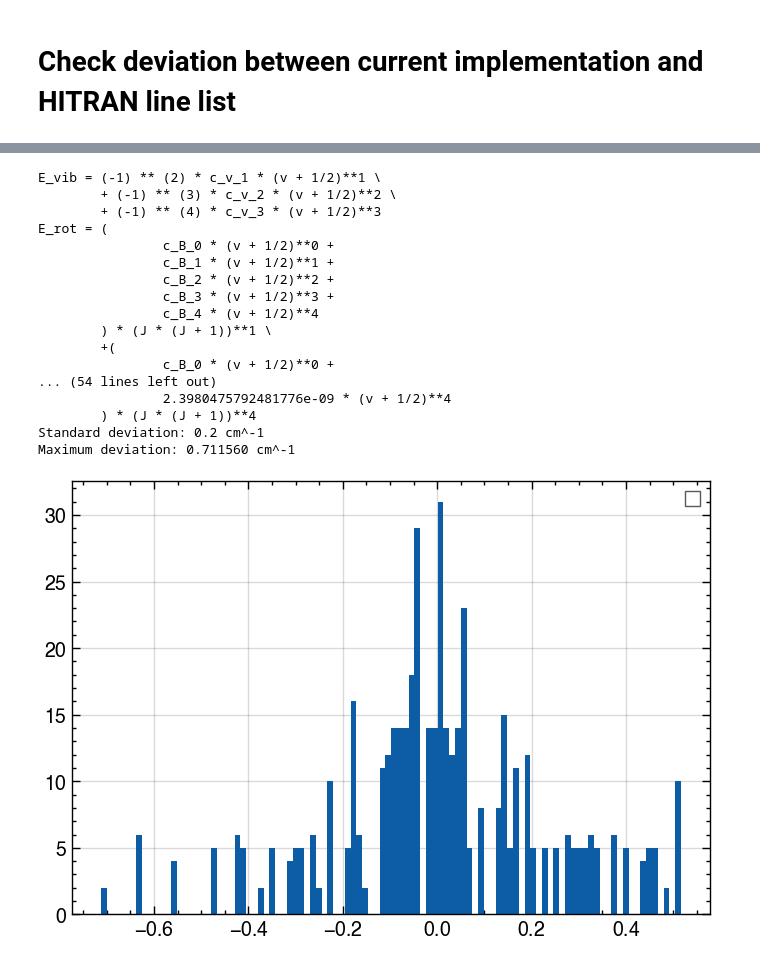
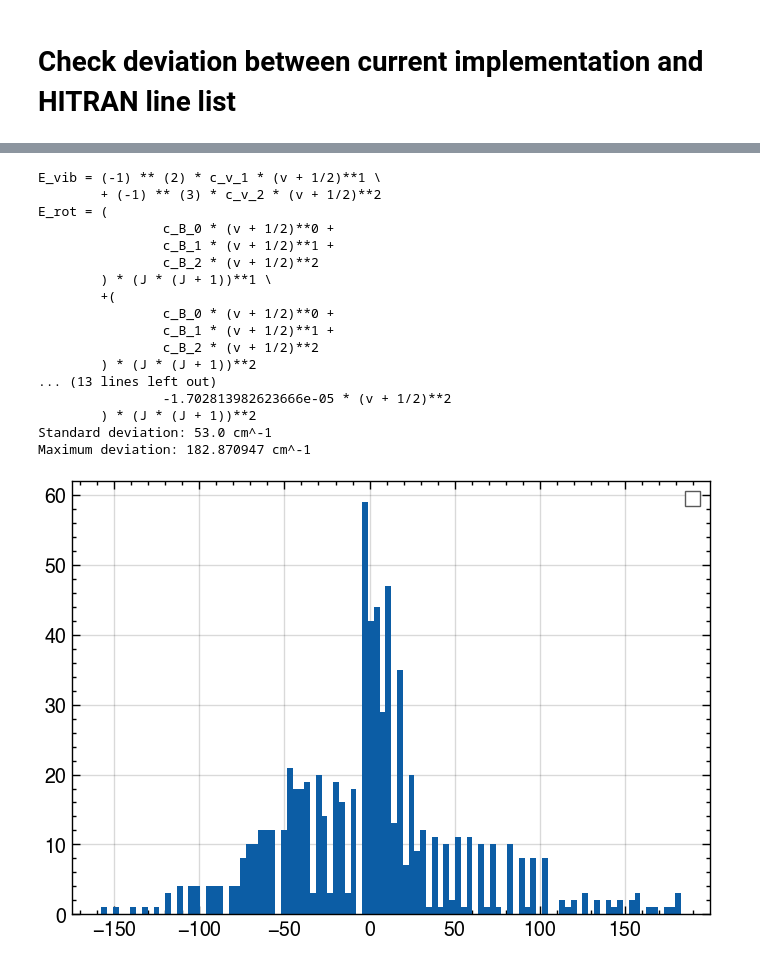
Before and after one commit to Brightsite-Plasmalab/ramlab, a Jupyter notebook: demo/fit_constants_simple.ipynb, the cells around one changed output, grey strips where cells are left out. Saved outputs shown, nothing was run; the diff lists cells and outputs as text; code cells hidden in the pictures.

```diff
--- a/demo/fit_constants_simple.ipynb
+++ b/demo/fit_constants_simple.ipynb
@@ -89,10 +150,7 @@ Std error: 3667.2003899839156
 # %%
-idx = (
-    transitions.initial_E < 20e3
-)  # Filter out high energy states. We have no desire to fit these accurately.
-state_final = transitions.state_final[idx]
-state_initial = transitions.state_initial[idx]
-
+state_final = transitions.state_final
+state_initial = transitions.state_initial
+print(state_final)
 
 E_hitran = state_initial.E
 E_ramlab = M_abinitio.E(state_initial)
@@ -192,43 +251,45 @@ def fit_coefficients(J, v, E, orders_J, order_J_v_corr, orders_v):
     return np.linalg.lstsq(A, E, rcond=None)[0]
 
 
-orders = [4, 4, 3]
+# orders = [2, 2, 2]  # For N2
+orders = [2, 2, 2]  # For O2
+# orders = [4, 4, 3] # For H2
 print_simple_diatomic_formulae(*orders)
 coeff = fit_coefficients(state_initial.J, state_initial.v, E_hitran, *orders)
 print(coeff)
 
 print_simple_diatomic_formulae(*orders, coeff)
 E_calc = np.matmul(
     get_simple_diatomic_coeff(state_initial.J, state_initial.v, *orders), coeff
 )
 dE = E_hitran - E_calc
 
 dE_std = np.std(dE)
 dE_max = np.max(np.abs(dE))
 
 print(f"Standard deviation: {dE_std:.1f} cm^-1")
 print(f"Maximum deviation: {dE_max:1f} cm^-1")
 
 plt.figure()
 plt.hist(E_hitran - E_calc, bins=100)
 plt.legend()
 plt.show()
 # %% [output]
 E_vib = (-1) ** (2) * c_v_1 * (v + 1/2)**1 \
-        + (-1) ** (3) * c_v_2 * (v + 1/2)**2 \
-        + (-1) ** (4) * c_v_3 * (v + 1/2)**3
+        + (-1) ** (3) * c_v_2 * (v + 1/2)**2
 E_rot = (
                 c_B_0 * (v + 1/2)**0 +
                 c_B_1 * (v + 1/2)**1 +
-                c_B_2 * (v + 1/2)**2 +
-                c_B_3 * (v + 1/2)**3 +
-                c_B_4 * (v + 1/2)**4
+                c_B_2 * (v + 1/2)**2
         ) * (J * (J + 1))**1 \
         +(
                 c_B_0 * (v + 1/2)**0 +
-... (54 lines left out)
-                2.3980475792481776e-09 * (v + 1/2)**4
-        ) * (J * (J + 1))**4
-Standard deviation: 0.2 cm^-1
-Maximum deviation: 0.711560 cm^-1
+                c_B_1 * (v + 1/2)**1 +
+                c_B_2 * (v + 1/2)**2
+        ) * (J * (J + 1))**2
+... (13 lines left out)
+                -1.702813982623666e-05 * (v + 1/2)**2
+        ) * (J * (J + 1))**2
+Standard deviation: 53.0 cm^-1
+Maximum deviation: 182.870947 cm^-1
-[figure, old version]
+[figure, new version]
```
Also changed, not shown: parts of 10 cells of this notebook, 48 other files.
